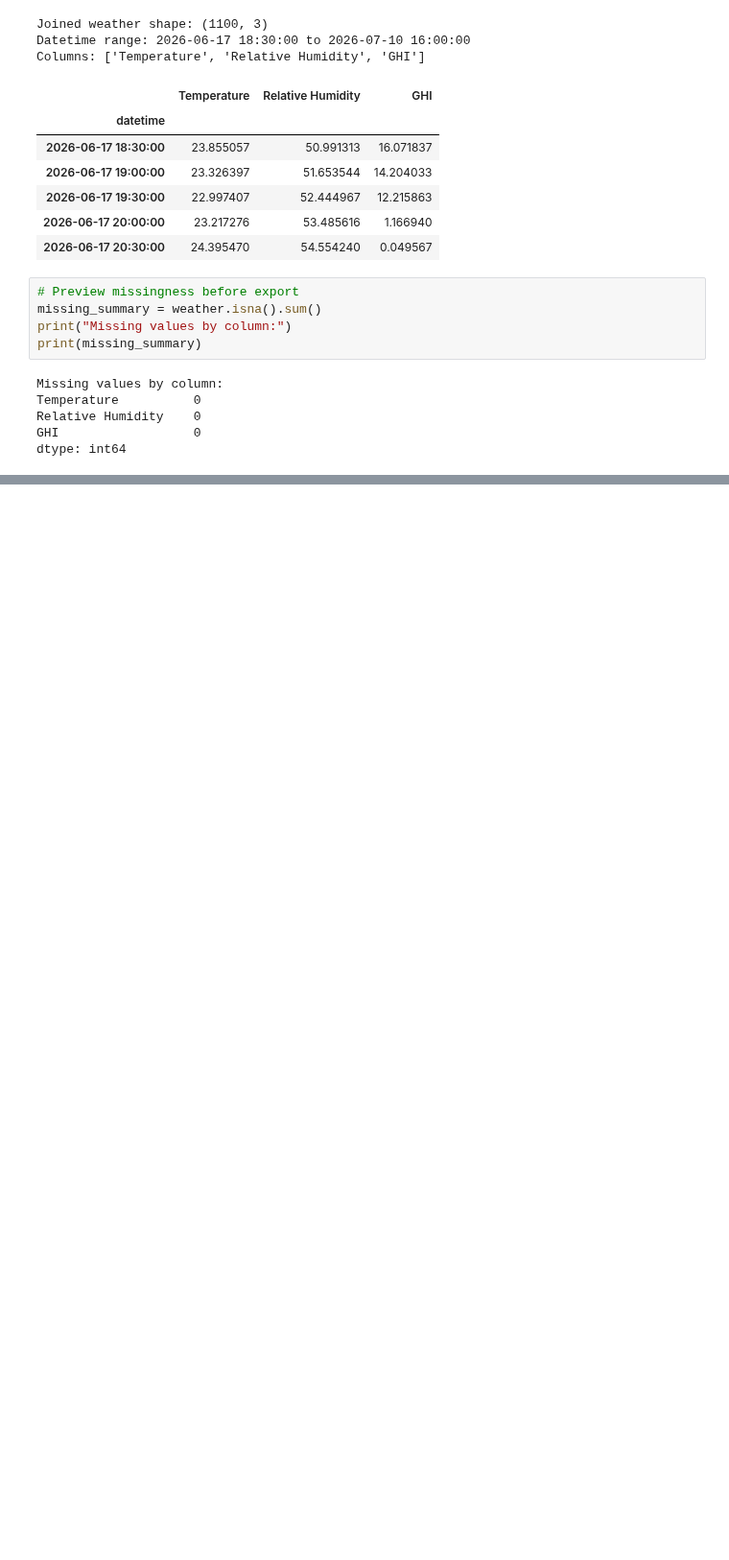
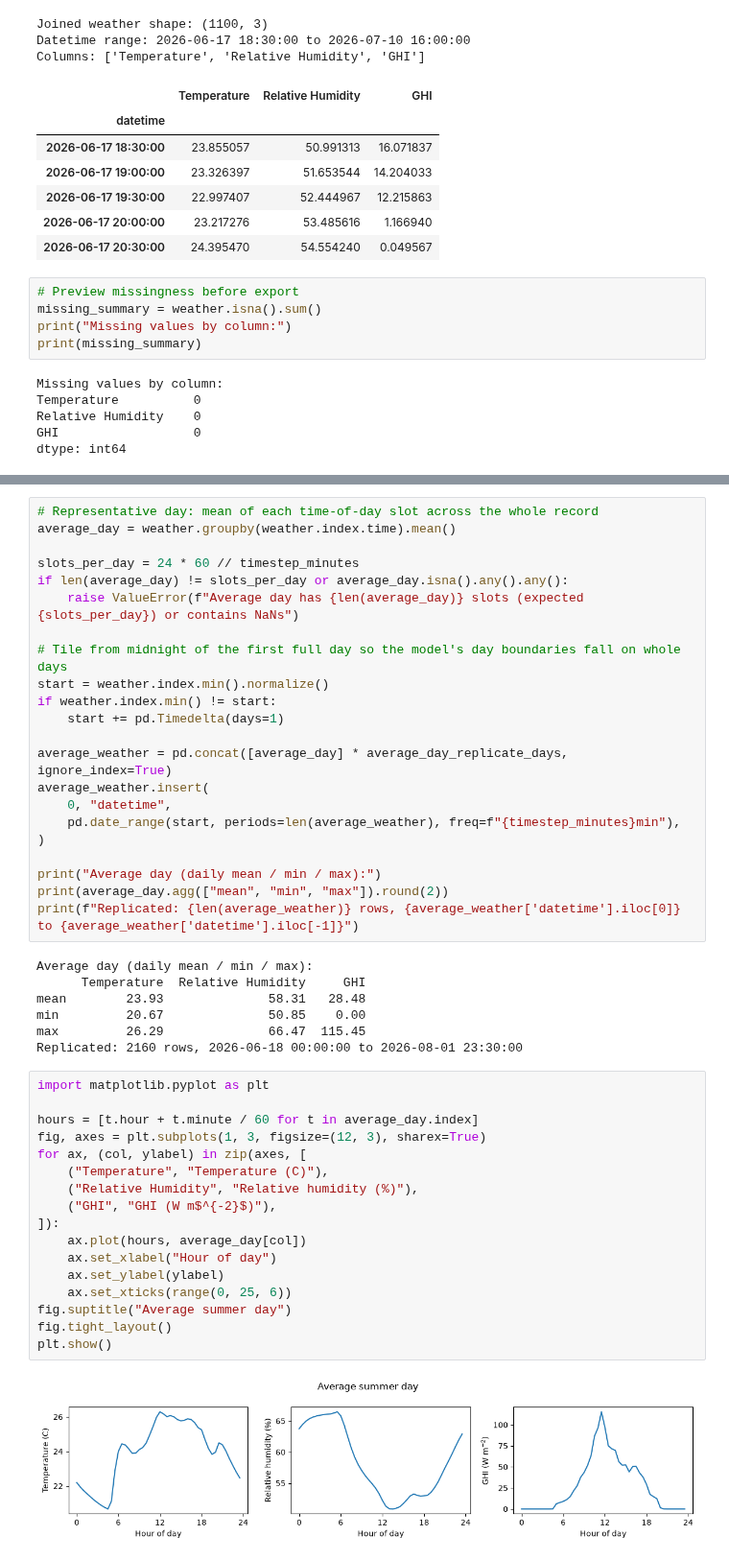
Before and after one commit to jagottlieb/Photo3-Plant-Salinity-Traits, a Jupyter notebook: data/weather_data/lab_weather_data/build_weather_input_from_lab_files.ipynb, the cells around one changed output, grey strips where cells are left out. Shown at 96% size. Saved outputs shown, nothing was run; the diff lists cells and outputs as text; blank space fills up the shorter version.

Commit message:
Add 45-day average summer day weather file; use in Phase 1; relabel x-axis
Co-authored-by: Cursor <cursoragent@cursor.com>

```diff
--- a/data/weather_data/lab_weather_data/build_weather_input_from_lab_files.ipynb
+++ b/data/weather_data/lab_weather_data/build_weather_input_from_lab_files.ipynb
@@ -219,0 +229,48 @@ Saved Photo3 input file (with datetime): c:\Users\Josh.Gottlieb\OneDrive - Geosy
+# %%
+# Representative day: mean of each time-of-day slot across the whole record
+average_day = weather.groupby(weather.index.time).mean()
+
+slots_per_day = 24 * 60 // timestep_minutes
+if len(average_day) != slots_per_day or average_day.isna().any().any():
+    raise ValueError(f"Average day has {len(average_day)} slots (expected {slots_per_day}) or contains NaNs")
+
+# Tile from midnight of the first full day so the model's day boundaries fall on whole days
+start = weather.index.min().normalize()
+if weather.index.min() != start:
+    start += pd.Timedelta(days=1)
+
+average_weather = pd.concat([average_day] * average_day_replicate_days, ignore_index=True)
+average_weather.insert(
+    0, "datetime",
+    pd.date_range(start, periods=len(average_weather), freq=f"{timestep_minutes}min"),
+)
+
+print("Average day (daily mean / min / max):")
+print(average_day.agg(["mean", "min", "max"]).round(2))
+print(f"Replicated: {len(average_weather)} rows, {average_weather['datetime'].iloc[0]} to {average_weather['datetime'].iloc[-1]}")
+# %% [output]
+Average day (daily mean / min / max):
+      Temperature  Relative Humidity     GHI
+mean        23.93              58.31   28.48
+min         20.67              50.85    0.00
+max         26.29              66.47  115.45
+Replicated: 2160 rows, 2026-06-18 00:00:00 to 2026-08-01 23:30:00
+# %%
+import matplotlib.pyplot as plt
+
+hours = [t.hour + t.minute / 60 for t in average_day.index]
+fig, axes = plt.subplots(1, 3, figsize=(12, 3), sharex=True)
+for ax, (col, ylabel) in zip(axes, [
+    ("Temperature", "Temperature (C)"),
+    ("Relative Humidity", "Relative humidity (%)"),
+    ("GHI", "GHI (W m$^{-2}$)"),
+]):
+    ax.plot(hours, average_day[col])
+    ax.set_xlabel("Hour of day")
+    ax.set_ylabel(ylabel)
+    ax.set_xticks(range(0, 25, 6))
+fig.suptitle("Average summer day")
+fig.tight_layout()
+plt.show()
+# %% [output]
+[figure, added]
```
Also changed, not shown: parts of 5 cells of this notebook, 5 other files.
